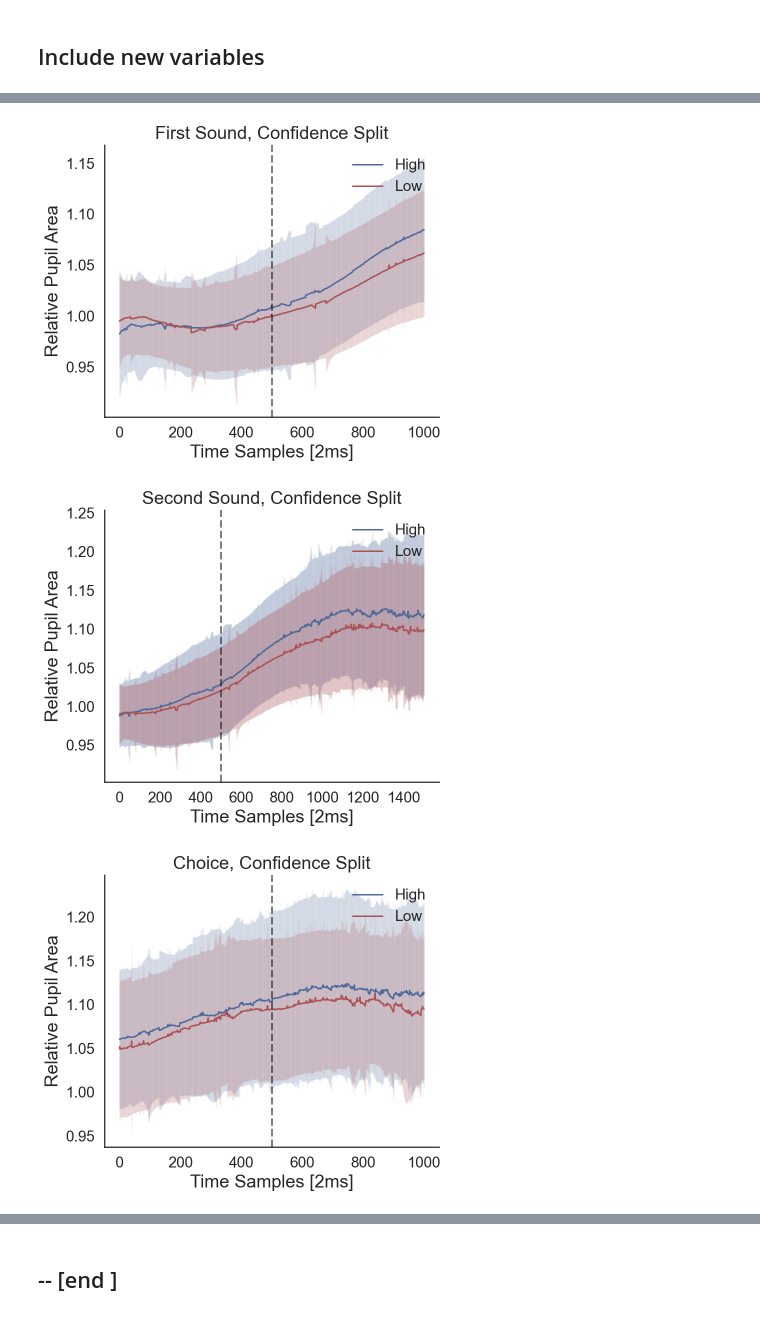
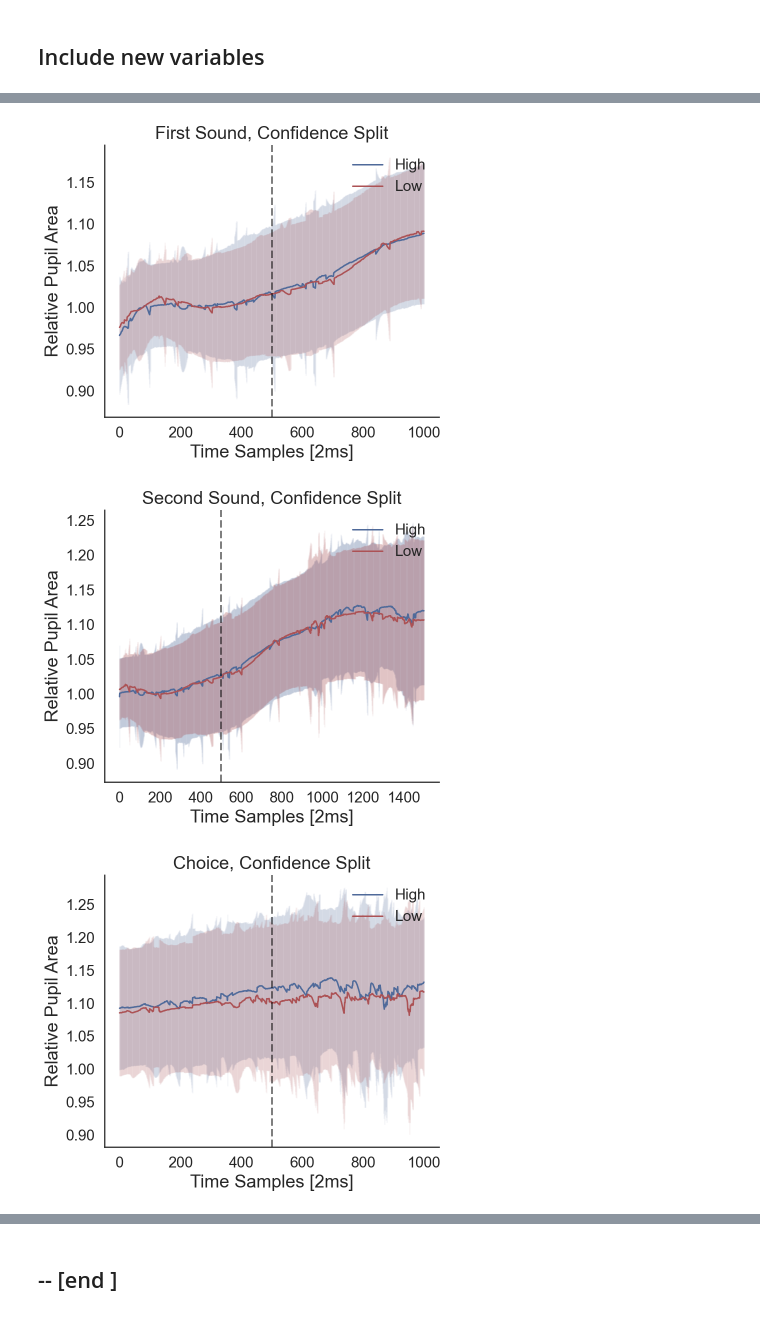
Before and after one commit to pradysepulveda/pupilPEB2021, a Jupyter notebook: Code/pPEB2021_PupilResultsRelative.ipynb, the cells around one changed output, grey strips where cells are left out. Cells and saved outputs as stored; diff of their text form; code cells hidden in the pictures.

Commit message:
separation frames

```diff
--- a/Code/pPEB2021_PupilResultsRelative.ipynb
+++ b/Code/pPEB2021_PupilResultsRelative.ipynb
@@ -120,7 +133,7 @@ array(['Pilot2', 'pilot4'], dtype=object)
 ## remove practice trials (for pilots) (pilot2 has 12 practice trials; Pilot3  has 20 practice trials)
 # %%
 pupilInfo = pupilInfo.loc[pupilInfo['TRIAL_INDEX']>12]
-pupilInfo = pupilInfo.loc[((pupilInfo['TRIAL_INDEX']>20) & (pupilInfo['RECORDING_SESSION_LABEL']  == 'pilot4'))  | (pupilInfo['RECORDING_SESSION_LABEL']  == 'Pilot2')]
+pupilInfo = pupilInfo.loc[((pupilInfo['TRIAL_INDEX']>20) & ((pupilInfo['RECORDING_SESSION_LABEL']  == 'pilot4') | (pupilInfo['RECORDING_SESSION_LABEL']  == 'pilot5')))  | (pupilInfo['RECORDING_SESSION_LABEL']  == 'Pilot2')]
 
 pupilInfo = pupilInfo.reset_index()
 # %%
@@ -292,7 +305,7 @@ pupil baseline and pupil trials have not the same number of trials. Beware!
 # Load choice info
 # %%
 # Select participants
-select_subj = [2,4]
+select_subj = [4]
 
 choiceNameFrames = list()
 
@@ -366,3 +380,9 @@ choiceFrameAll['ConfSplit'] = data_splits['ConfSplit'].values
+# %%
+data_splits = splitBy(choiceFrameAll, Splits_headers = ['TotFreqSplit'],Splits_variables = ['zTotFreq'])
+choiceFrameAll['TotFreqSplit'] = data_splits['TotFreqSplit'].values
+
+data_splits = splitBy(choiceFrameAll, Splits_headers = ['DFreqSplit'],Splits_variables = ['zDFreq'])
+choiceFrameAll['DFreqSplit'] = data_splits['DFreqSplit'].values
 # %%
 choiceFrameAll
 # %% [output]
@@ -413,5 +417,5 @@ len(pupilFirstSnd)
 # %%
-def show_raw_pupil_split(pupilBase,event_time,choiceFrameAll,baseP, title = ""):
+def show_raw_pupil_split(pupilBase,event_time,choiceFrameAll,baseP, splitVar = 'ConfSplit', title = ""):
 
     # check if the size (number of trials) of pupil info and baseline pupil is the same
     if len(pupilBase) != len(baseP):
@@ -419,8 +423,8 @@ def show_raw_pupil_split(pupilBase,event_time,choiceFrameAll,baseP, title = ""):
     if len(choiceFrameAll) != len(baseP):
         print('behaviour trials and pupil trials have not the same number of trials. Beware!')
 
-    data_expHigh = choiceFrameAll.loc[(choiceFrameAll['ConfSplit'] == 1)] # 1 = high, 0 = low
-    data_expLow = choiceFrameAll.loc[(choiceFrameAll['ConfSplit'] == 0)] #
+    data_expHigh = choiceFrameAll.loc[(choiceFrameAll[splitVar] == 1)] # 1 = high, 0 = low
+    data_expLow = choiceFrameAll.loc[(choiceFrameAll[splitVar] == 0)] #
 
     index_high = data_expHigh.TRIAL_N_LIVE.values-1
     index_low = data_expLow.TRIAL_N_LIVE.values-1
@@ -484,14 +488,14 @@ def show_raw_pupil_split(pupilBase,event_time,choiceFrameAll,baseP, title = ""):
     sns.set_style("white")
     sns.despine()
 # %%
-show_raw_pupil_split(pupilFirstSnd,500,choiceFrameAll,baseP,title = 'First Sound, Confidence Split')
+show_raw_pupil_split(pupilFirstSnd,500,choiceFrameAll,baseP,'TotFreqSplit',title = 'First Sound, Confidence Split')
 # %% [output]
-[figure, old version]
+[figure, new version]
 # %%
-show_raw_pupil_split(pupilSecSnd,500,choiceFrameAll,baseP,title = 'Second Sound, Confidence Split')
+show_raw_pupil_split(pupilSecSnd,500,choiceFrameAll,baseP,'TotFreqSplit',title = 'Second Sound, Confidence Split')
 # %% [output]
-[figure, old version]
+[figure, new version]
 # %%
-show_raw_pupil_split(pupilChoice,500,choiceFrameAll,baseP,title = 'Choice, Confidence Split')
+show_raw_pupil_split(pupilChoice,500,choiceFrameAll,baseP,'TotFreqSplit',title = 'Choice, Confidence Split')
 # %% [output]
-[figure, old version]
+[figure, new version]
```
Also changed, not shown: parts of 46 cells of this notebook, 2 other files.
